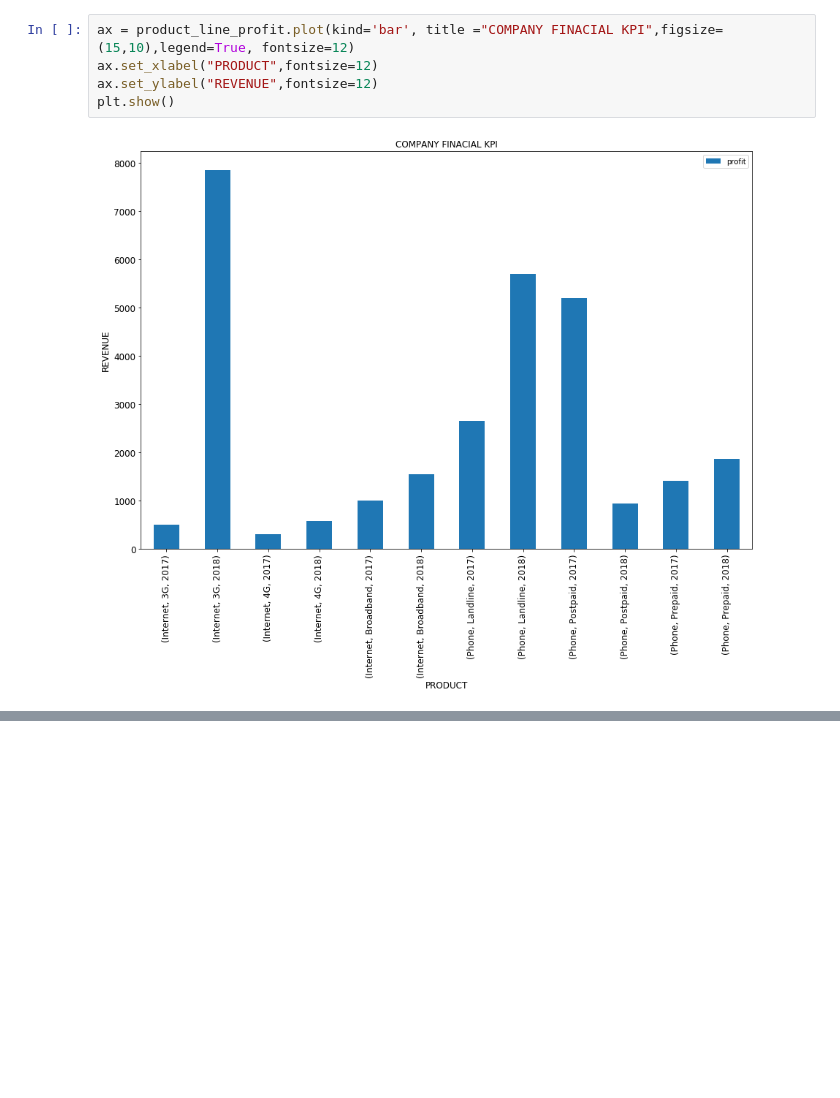
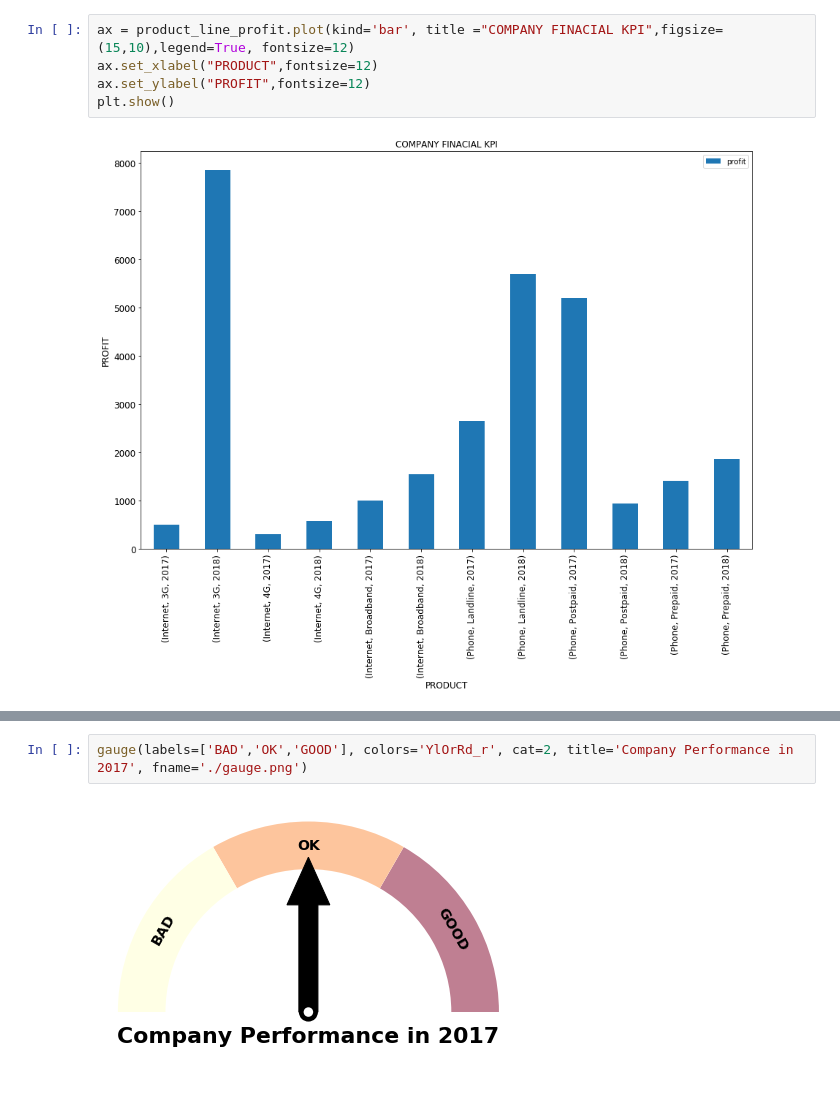
Before and after one commit to Raza500/Atif-Assignments, a Jupyter notebook: Atif-Assignments.ipynb, the cells around one changed output, grey strips where cells are left out. Drawn from its saved outputs; the diff is of its cells as text; blank space fills up the shorter version.

```diff
--- a/Atif-Assignments.ipynb
+++ b/Atif-Assignments.ipynb
@@ -100,7 +100,7 @@ Company performance is GOOD in the year 2018 Total Profit of the year is  18485
 # %%
 ax = product_line_profit.plot(kind='bar', title ="COMPANY FINACIAL KPI",figsize=(15,10),legend=True, fontsize=12)
 ax.set_xlabel("PRODUCT",fontsize=12)
-ax.set_ylabel("REVENUE",fontsize=12)
+ax.set_ylabel("PROFIT",fontsize=12)
 plt.show()
 # %% [output]
 [figure]
@@ -106,0 +223,4 @@ plt.show()
+# %%
+gauge(labels=['BAD','OK','GOOD'], colors='YlOrRd_r', cat=2, title='Company Performance in 2017', fname='./gauge.png')
+# %% [output]
+[figure, added]
```
Also changed, not shown: parts of 4 cells of this notebook.
